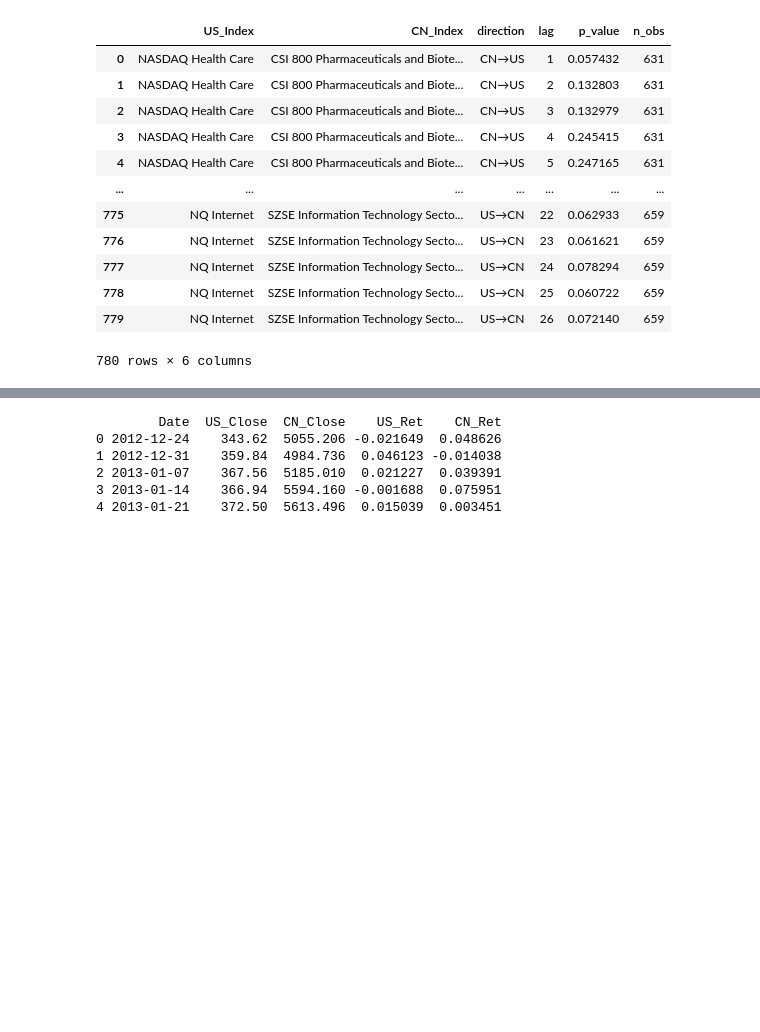
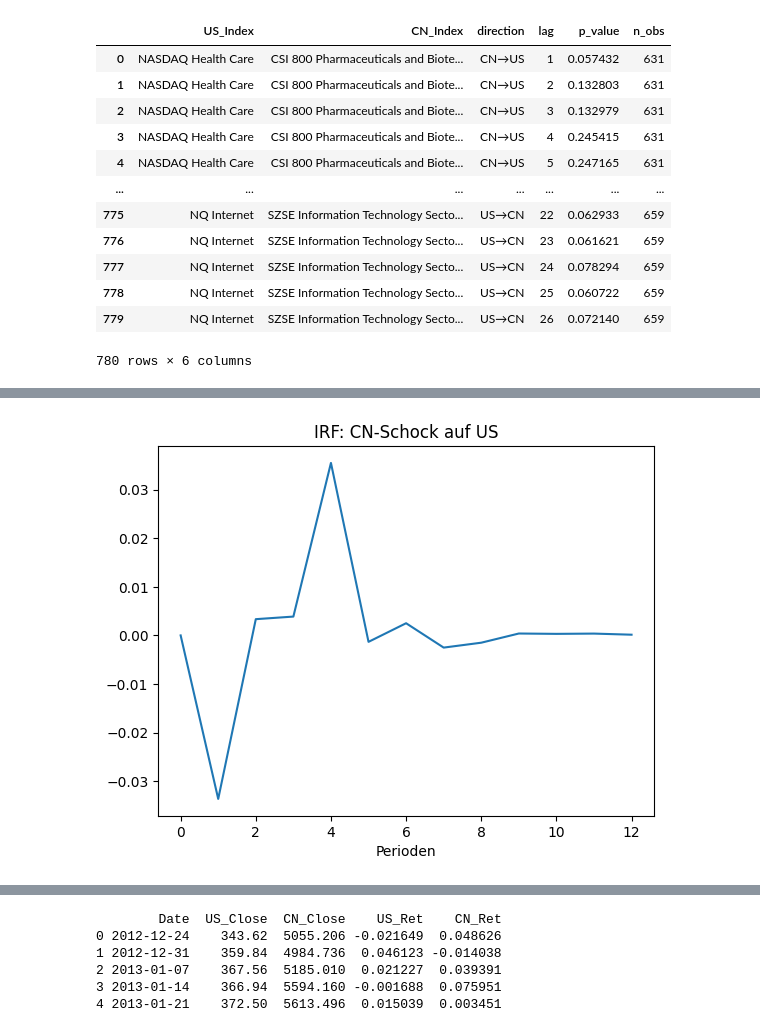
Before and after one commit to N4ims/mandarin-momentum, a Jupyter notebook: compare.ipynb, the cells around one changed output, grey strips where cells are left out. Saved outputs shown, nothing was run; the diff lists cells and outputs as text; code cells hidden in the pictures; blank space fills up the shorter version.

```diff
--- a/compare.ipynb
+++ b/compare.ipynb
@@ -865,0 +1086,10 @@ display(styled)
+# %%
+# Effekt von CN_Ret (2) auf US_Ret (1)
+cn_on_us = irf.irfs[:, 0, 1]  # [horizont, ziel=0=US, schock=1=CN]
+
+plt.plot(cn_on_us)
+plt.title("IRF: CN-Schock auf US")
+plt.xlabel("Perioden")
+plt.show()
+# %% [output]
+[figure, added]
```
Also changed, not shown: parts of 10 cells of this notebook.
